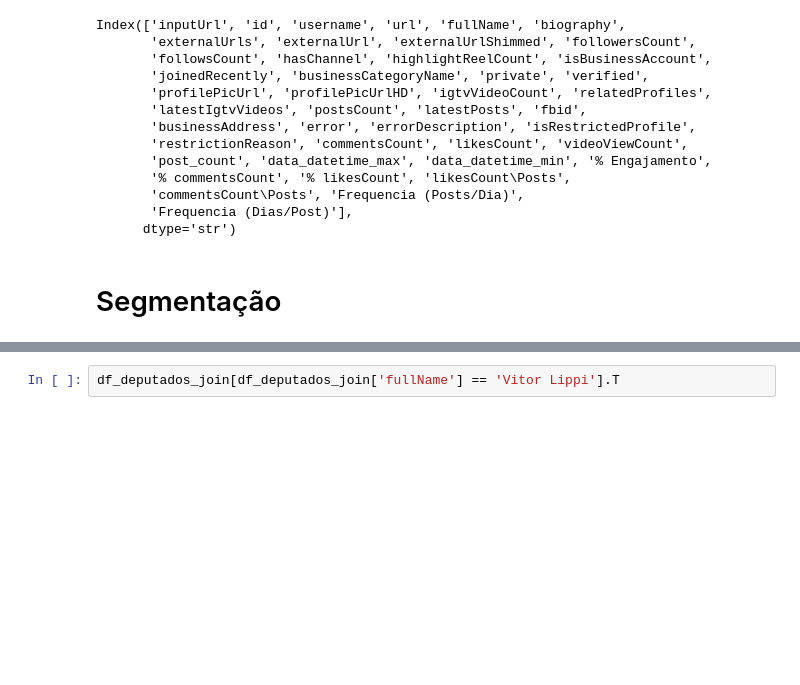
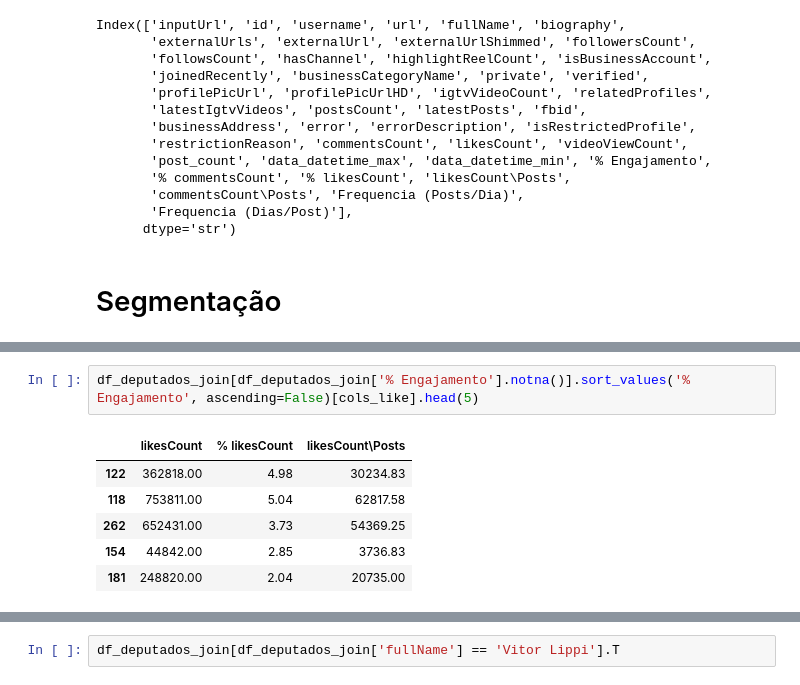
Before and after one commit to Vini0606/Analise-deputados, a Jupyter notebook: notebooks/segmentacao.ipynb, the cells around one changed output, grey strips where cells are left out. Cells and saved outputs as stored; diff of their text form; blank space fills up the shorter version.

```diff
--- a/notebooks/segmentacao.ipynb
+++ b/notebooks/segmentacao.ipynb
@@ -238,0 +247,9 @@ Arquivo salvo em: c:\Projetos\analise-deputados-brasil\data\processed\piores_ran
+# %%
+df_deputados_join[df_deputados_join['% Engajamento'].notna()].sort_values('% Engajamento', ascending=False)[cols_like].head(5)
+# %% [output]
+|  | likesCount | % likesCount | likesCount\Posts |
+| 122 | 362818.00 | 4.98 | 30234.83 |
+| 118 | 753811.00 | 5.04 | 62817.58 |
+| 262 | 652431.00 | 3.73 | 54369.25 |
+| 154 | 44842.00 | 2.85 | 3736.83 |
+| 181 | 248820.00 | 2.04 | 20735.00 |
```
Also changed, not shown: parts of 5 cells of this notebook, 2 other files.
